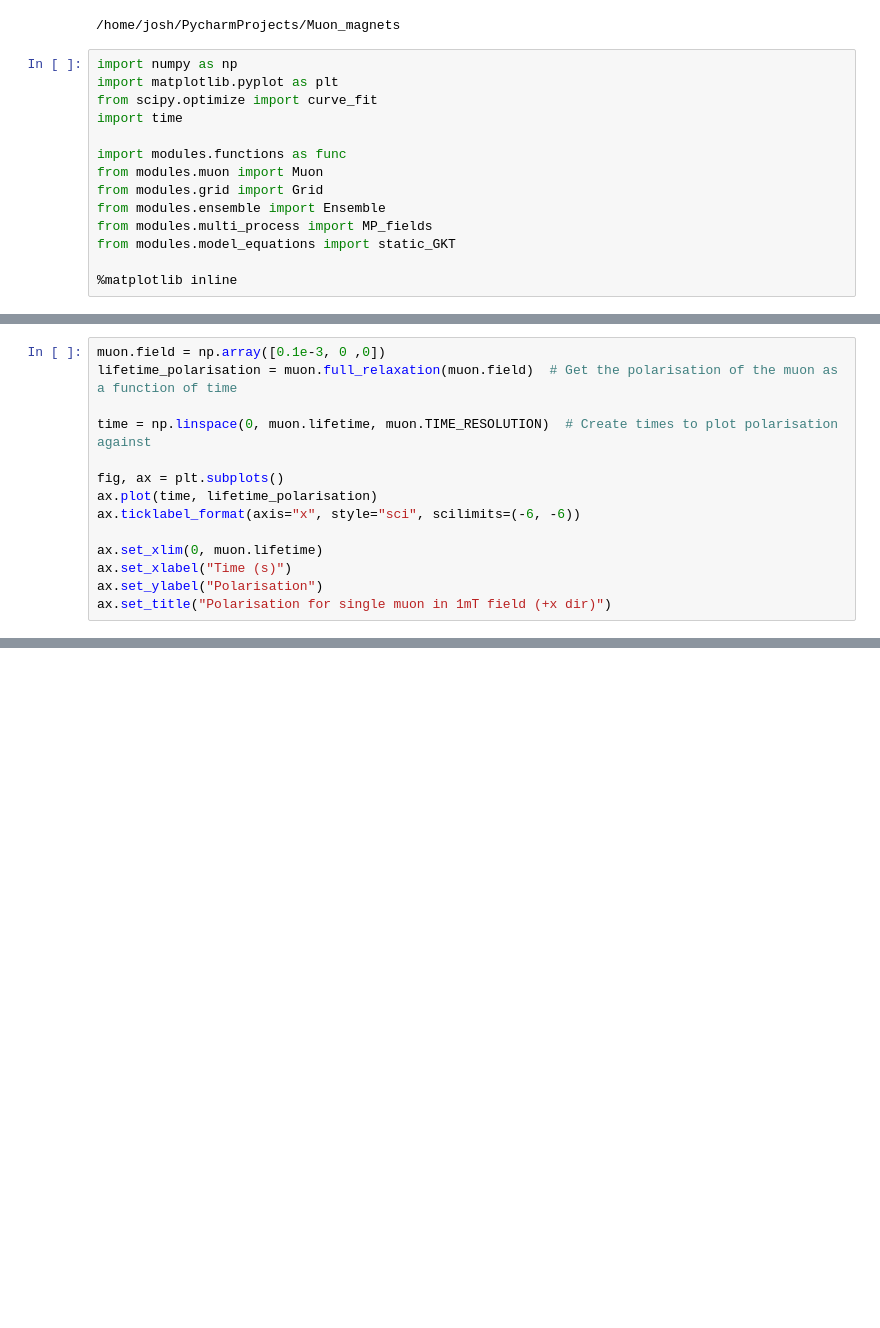
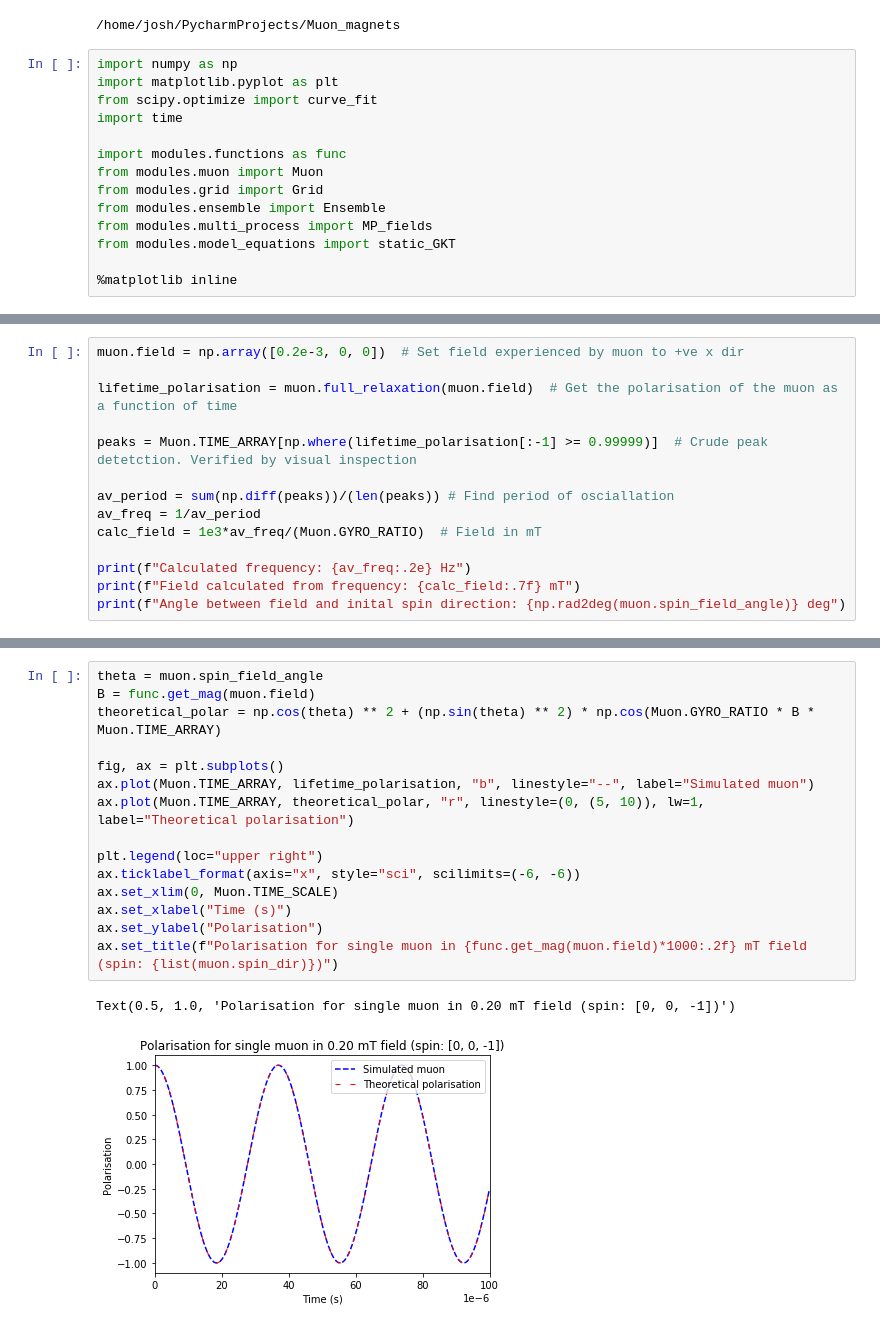
Before and after one commit to AJO-Python/Muon_magnets, a Jupyter notebook: notebooks/SUMMARY.ipynb, the cells around one changed output, grey strips where cells are left out. Cells and saved outputs as stored; diff of their text form; blank space fills up the shorter version.

Commit message:
Finished muon section with ZF and longitudinal field tests. WIP: Add dipole section

```diff
--- a/notebooks/SUMMARY.ipynb
+++ b/notebooks/SUMMARY.ipynb
@@ -26,14 +28,0 @@ print(muon.__dict__)
-# %%
-muon.field = np.array([0.1e-3, 0 ,0])
-lifetime_polarisation = muon.full_relaxation(muon.field)  # Get the polarisation of the muon as a function of time
-
-time = np.linspace(0, muon.lifetime, muon.TIME_RESOLUTION)  # Create times to plot polarisation against
-
-fig, ax = plt.subplots()
-ax.plot(time, lifetime_polarisation)
-ax.ticklabel_format(axis="x", style="sci", scilimits=(-6, -6))
-
-ax.set_xlim(0, muon.lifetime)
-ax.set_xlabel("Time (s)")
-ax.set_ylabel("Polarisation")
-ax.set_title("Polarisation for single muon in 1mT field (+x dir)")
@@ -61,0 +29,14 @@ else:  # Calculate and save grid and ensemble
+# %%
+muon.field = np.array([0.2e-3, 0, 0])  # Set field experienced by muon to +ve x dir
+
+lifetime_polarisation = muon.full_relaxation(muon.field)  # Get the polarisation of the muon as a function of time
+
+peaks = Muon.TIME_ARRAY[np.where(lifetime_polarisation[:-1] >= 0.99999)]  # Crude peak detetction. Verified by visual inspection
+
+av_period = sum(np.diff(peaks))/(len(peaks)) # Find period of osciallation
+av_freq = 1/av_period
+calc_field = 1e3*av_freq/(Muon.GYRO_RATIO)  # Field in mT
+
+print(f"Calculated frequency: {av_freq:.2e} Hz")
+print(f"Field calculated from frequency: {calc_field:.7f} mT")
+print(f"Angle between field and inital spin direction: {np.rad2deg(muon.spin_field_angle)} deg")
@@ -61,0 +51,18 @@ else:  # Calculate and save grid and ensemble
+# %%
+theta = muon.spin_field_angle
+B = func.get_mag(muon.field)
+theoretical_polar = np.cos(theta) ** 2 + (np.sin(theta) ** 2) * np.cos(Muon.GYRO_RATIO * B * Muon.TIME_ARRAY)
+
+fig, ax = plt.subplots()
+ax.plot(Muon.TIME_ARRAY, lifetime_polarisation, "b", linestyle="--", label="Simulated muon")
+ax.plot(Muon.TIME_ARRAY, theoretical_polar, "r", linestyle=(0, (5, 10)), lw=1, label="Theoretical polarisation")
+
+plt.legend(loc="upper right")
+ax.ticklabel_format(axis="x", style="sci", scilimits=(-6, -6))
+ax.set_xlim(0, Muon.TIME_SCALE)
+ax.set_xlabel("Time (s)")
+ax.set_ylabel("Polarisation")
+ax.set_title(f"Polarisation for single muon in {func.get_mag(muon.field)*1000:.2f} mT field (spin: {list(muon.spin_dir)})")
+# %% [output]
+Text(0.5, 1.0, 'Polarisation for single muon in 0.20 mT field (spin: [0, 0, -1])')
+[figure, added]
```
Also changed, not shown: parts of 20 cells of this notebook, 1 other file.
